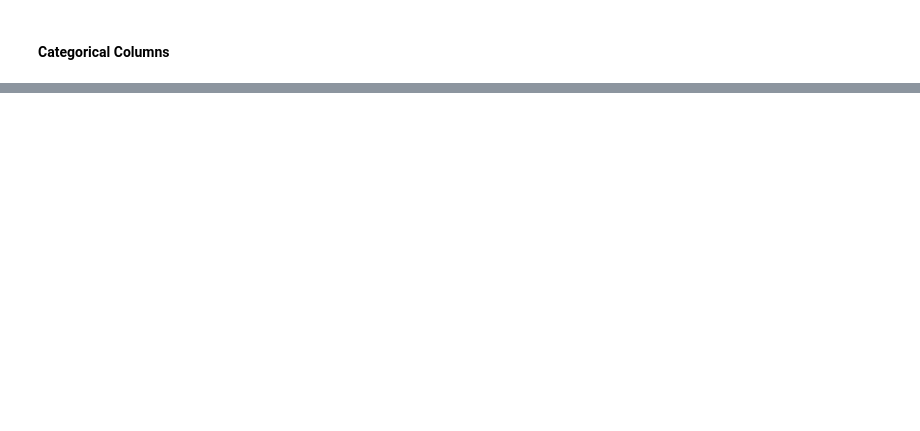
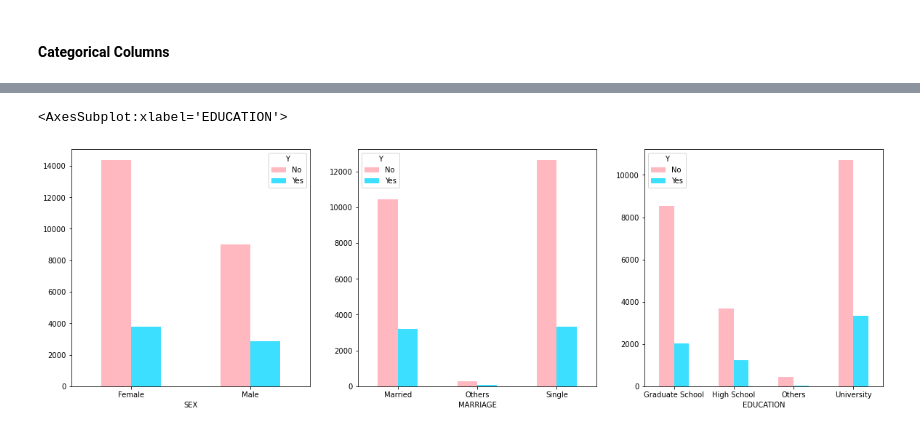
Before and after one commit to krish011/IE7300_ML_Project, a Jupyter notebook: Project_code_n.ipynb, the cells around one changed output, grey strips where cells are left out. Cells and saved outputs as stored; diff of their text form; code cells hidden in the pictures; blank space fills up the shorter version.

Commit message:
categorical analysis

```diff
--- a/Project_code_n.ipynb
+++ b/Project_code_n.ipynb
@@ -175,0 +322,11 @@ df_new
+# %%
+# create a grouped data frames of different categorical features like SEX, MARRIAGE, EDUCATION
+
+df_2 = df_new.groupby(['SEX', 'Y']).count()['ID'].reset_index(name = 'count')
+print(df_2)
+print('-------------------------------------------------------')
+df_3 =df_new.groupby(['MARRIAGE', 'Y']).count()['ID'].reset_index(name = 'count')
+print(df_3)
+print('-------------------------------------------------------')
+df_4 =df_new.groupby(['EDUCATION', 'Y']).count()['ID'].reset_index(name = 'count')
+print(df_4)
@@ -175,0 +351,14 @@ df_new
+# %%
+# plots of Different categorical features such as SEX, EDUCATION, MARRIAGE
+fig, (ax1, ax2, ax3) = plt.subplots(1, 3, figsize=(20,6))
+df_g1 =df_2.pivot_table(index = ['SEX'], columns = 'Y', values = 'count', aggfunc='first')
+df_g1.plot(kind = 'bar', rot=0, ax=ax1, color = color)
+
+df_g2 = df_3.pivot_table(index = ['MARRIAGE'], columns = 'Y', values = 'count', aggfunc= 'first')
+df_g2.plot(kind = 'bar', rot=0, ax=ax2, color = color)
+
+df_g3 = df_4.pivot_table(index = ['EDUCATION'], columns = 'Y', values = 'count', aggfunc= 'first')
+df_g3.plot(kind = 'bar', rot=0, ax=ax3, color = color)
+# %% [output]
+<AxesSubplot:xlabel='EDUCATION'>
+[figure, added]
```
Also changed, not shown: parts of 19 cells of this notebook.
